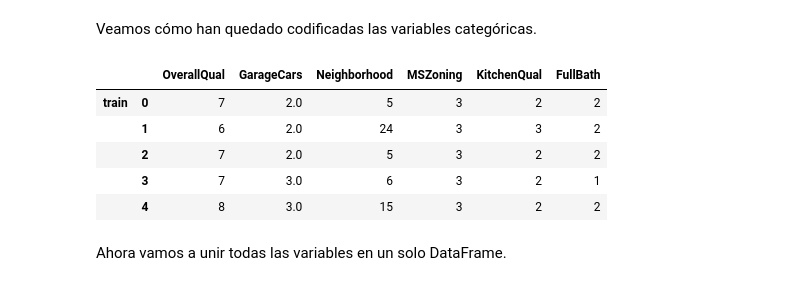
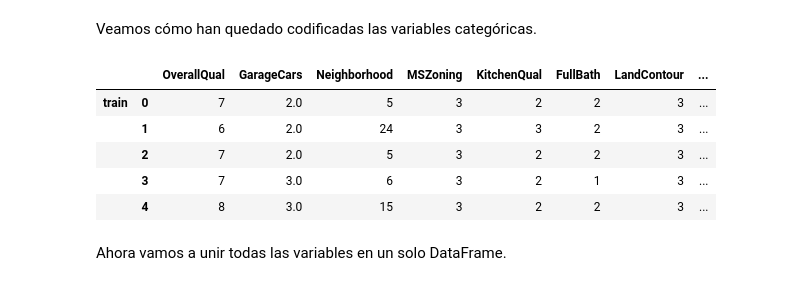
Before and after one commit to ismlm/Python-intro-Data-Science, a Jupyter notebook: notebooks/Lesson VI - Kaggle Challenge.ipynb, the cells around one changed output. Saved outputs shown, nothing was run; the diff lists cells and outputs as text; code cells hidden in the pictures.

```diff
--- a/notebooks/Lesson VI - Kaggle Challenge.ipynb
+++ b/notebooks/Lesson VI - Kaggle Challenge.ipynb
@@ -18,8 +186,8 @@ Como siempre en un proyecto de Machine Learning, lo primero que debemos hacer es
 import pandas as pd
 
 
-TRAIN_CSV = 'data/train.csv'
-TEST_CSV = 'data/test.csv'
+TRAIN_CSV = '../data/train.csv'
+TEST_CSV = '../data/test.csv'
 
 
 train_df = pd.read_csv(TRAIN_CSV)
@@ -62,6 +230,17 @@ selected_columns = [
     "FullBath",
     "MSZoning",
     "LotArea",
+    "MSSubClass",
+    "Street",
+    "LandContour",
+    "Utilities",
+    "HouseStyle",
+    "ExterCond",
+    "Foundation",
+    "BsmtQual",
+    "HeatingQC",
+    "GarageQual",
+    "PoolQC",
     "SalePrice", # incluímos la variable objetivo
 ]
 
@@ -208,6 +400,10 @@ X = fill_df_column_with_mode(X, 'GarageCars')
 X = fill_df_column_with_mode(X, 'TotalBsmtSF')
 X = fill_df_column_with_mode(X, 'MSZoning')
 X = fill_df_column_with_mode(X, 'KitchenQual')
+X = fill_df_column_with_mode(X, 'Utilities')
+X = fill_df_column_with_mode(X, 'BsmtQual')
+X = fill_df_column_with_mode(X, 'GarageQual')
+X = fill_df_column_with_mode(X, 'PoolQC')
 # %% [markdown]
 Confirmamos que no hay valores nulos.
 # %%
@@ -288,0 +497,15 @@ X = label_encode_column(X, 'KitchenQual')
+# %%
+X = label_encode_column(X, 'Neighborhood')
+X = label_encode_column(X, 'MSZoning')
+X = label_encode_column(X, 'KitchenQual')
+X = label_encode_column(X, 'LandContour')
+X = label_encode_column(X, 'Utilities')
+X = label_encode_column(X, 'HouseStyle')
+X = label_encode_column(X, 'ExterCond')
+X = label_encode_column(X, 'Foundation')
+X = label_encode_column(X, 'BsmtQual')
+X = label_encode_column(X, 'HeatingQC')
+X = label_encode_column(X, 'GarageQual')
+X = label_encode_column(X, 'PoolQC')
+X = label_encode_column(X, 'Street')
+X.head()
@@ -291,21 +522,31 @@ Veamos cómo han quedado codificadas las variables categóricas.
 # %%
 categorical_columns = [
     "OverallQual",
     "GarageCars",
     "Neighborhood",
     "MSZoning",
     "KitchenQual",
     "FullBath",
+    "LandContour",
+    "Utilities",
+    "HouseStyle",
+    "ExterCond",
+    "Foundation",
+    "BsmtQual",
+    "HeatingQC",
+    "GarageQual",
+    "PoolQC",
+    "Street"
 ]
 categorical_df = X[categorical_columns]
 categorical_df.head()
 # %% [output]
-|  |  | OverallQual | GarageCars | Neighborhood | MSZoning | KitchenQual | FullBath |
-| train | 0 | 7 | 2.0 | 5 | 3 | 2 | 2 |
-|  | 1 | 6 | 2.0 | 24 | 3 | 3 | 2 |
-|  | 2 | 7 | 2.0 | 5 | 3 | 2 | 2 |
-|  | 3 | 7 | 3.0 | 6 | 3 | 2 | 1 |
-|  | 4 | 8 | 3.0 | 15 | 3 | 2 | 2 |
+|  |  | OverallQual | GarageCars | Neighborhood | MSZoning | KitchenQual | FullBath | LandContour | ... |
+| train | 0 | 7 | 2.0 | 5 | 3 | 2 | 2 | 3 | ... |
+|  | 1 | 6 | 2.0 | 24 | 3 | 3 | 2 | 3 | ... |
+|  | 2 | 7 | 2.0 | 5 | 3 | 2 | 2 | 3 | ... |
+|  | 3 | 7 | 3.0 | 6 | 3 | 2 | 1 | 3 | ... |
+|  | 4 | 8 | 3.0 | 15 | 3 | 2 | 2 | 3 | ... |
 # %% [markdown]
 Ahora vamos a unir todas las variables en un solo DataFrame.
 # %%
```
Also changed, not shown: parts of 30 cells of this notebook, 1 other file.
